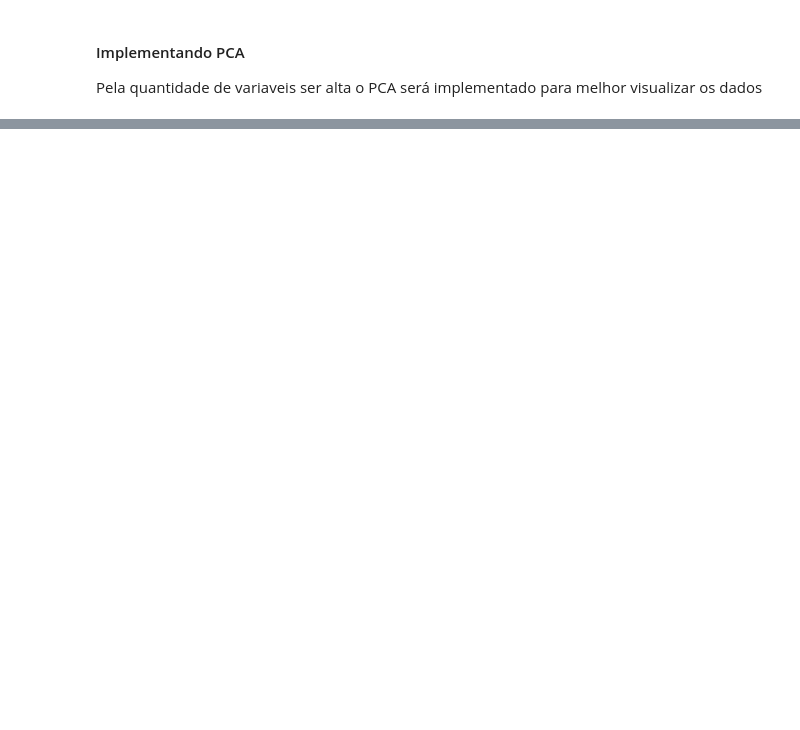
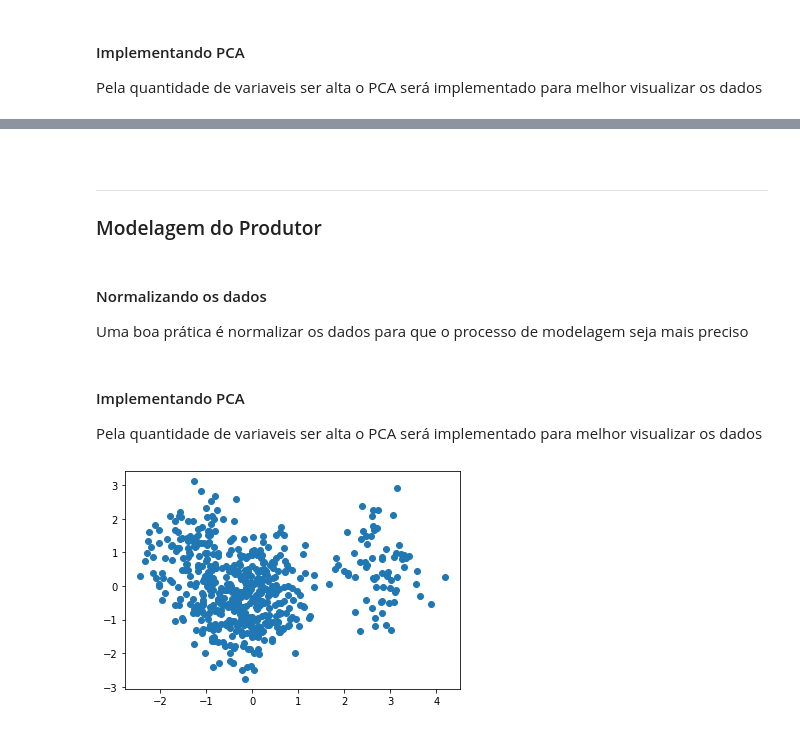
Before and after one commit to Brendhon/conecta-cafe-ml, a Jupyter notebook: Projeto C318.ipynb, the cells around one changed output, grey strips where cells are left out. Saved outputs shown, nothing was run; the diff lists cells and outputs as text; code cells hidden in the pictures; blank space fills up the shorter version.

```diff
--- a/Projeto C318.ipynb
+++ b/Projeto C318.ipynb
@@ -372,0 +402,33 @@ plt.show()
+# %% [markdown]
+<br>
+
+---
+<h3> Modelagem do Produtor </h3>
+# %% [markdown]
+#### Normalizando os dados
+Uma boa prática é normalizar os dados para que o processo de modelagem seja mais preciso
+# %%
+# Declarando scaler para normalizar dataframes
+scaler = StandardScaler()
+
+# Removendo coluna ID pois ela não é importante para o processo
+aux_df = producer_df
+aux_df.drop(columns=['id'])
+
+# Normalizando o dataframes
+normalized_producer_df = scaler.fit_transform(aux_df)
+# %% [markdown]
+#### Implementando PCA
+Pela quantidade de variaveis ser alta o PCA será implementado para melhor visualizar os dados
+# %%
+# Declarando PCA com 2 dimenções
+pca = PCA(n_components=2)
+
+# Pegando os dados após o fit_transform do PCA
+pca_producer_df = pca.fit_transform(normalized_producer_df)
+
+# Visualizando dados ajustados do consumidor
+plt.scatter(pca_producer_df[:, 0], pca_producer_df[:, 1])
+plt.show()
+# %% [output]
+[figure, added]
```
Also changed, not shown: parts of 45 cells of this notebook.
